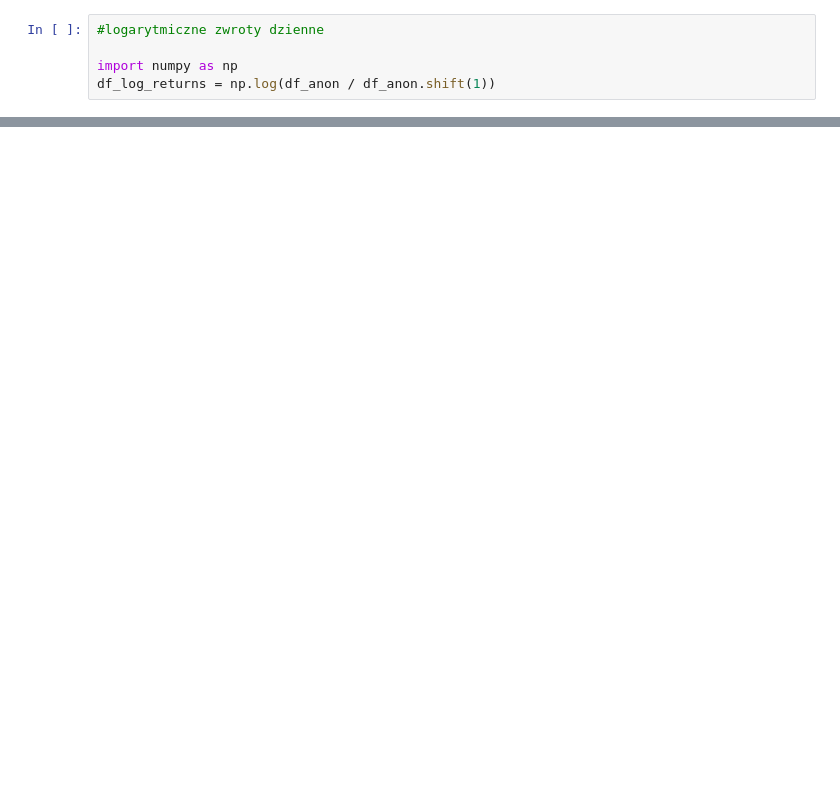
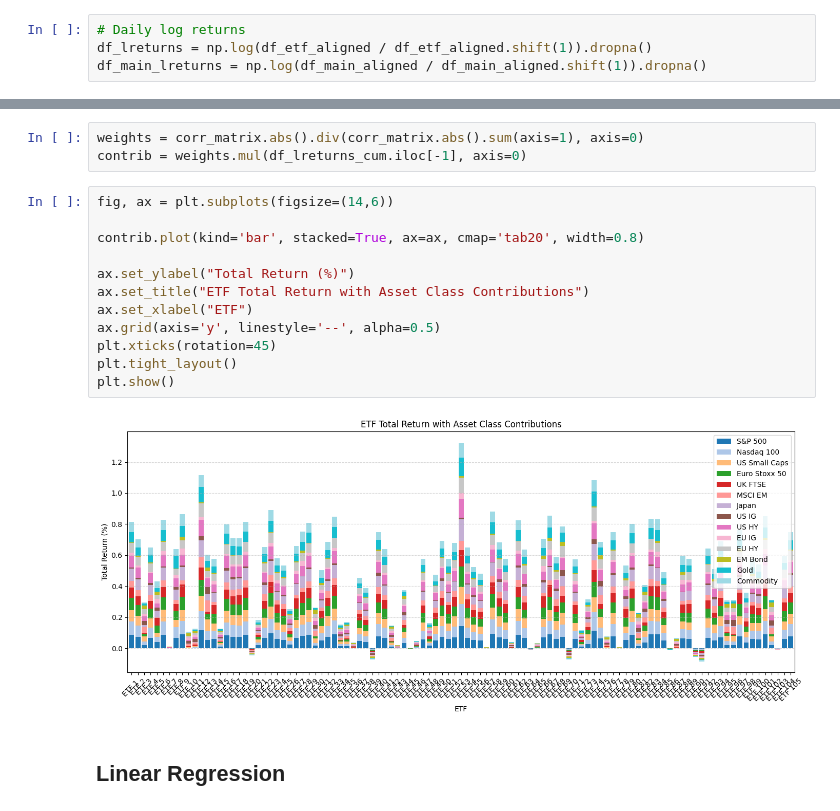
Before and after one commit to alexjablo/qem2-python, a Jupyter notebook: Project_notebook.ipynb, the cells around one changed output, grey strips where cells are left out. Saved outputs shown, nothing was run; the diff lists cells and outputs as text; blank space fills up the shorter version.

```diff
--- a/Project_notebook.ipynb
+++ b/Project_notebook.ipynb
@@ -60,5 +63,4 @@ df_returns = df_anon.pct_change()
 # %%
-#logarytmiczne zwroty dzienne
-
-import numpy as np
-df_log_returns = np.log(df_anon / df_anon.shift(1))
+# Daily log returns
+df_lreturns = np.log(df_etf_aligned / df_etf_aligned.shift(1)).dropna()
+df_main_lreturns = np.log(df_main_aligned / df_main_aligned.shift(1)).dropna()
@@ -85,0 +127,19 @@ df_sharpe_ratio = df_annual_returns / df_annual_std_returns
+# %%
+weights = corr_matrix.abs().div(corr_matrix.abs().sum(axis=1), axis=0)
+contrib = weights.mul(df_lreturns_cum.iloc[-1], axis=0)
+# %%
+fig, ax = plt.subplots(figsize=(14,6))
+
+contrib.plot(kind='bar', stacked=True, ax=ax, cmap='tab20', width=0.8)
+
+ax.set_ylabel("Total Return (%)")
+ax.set_title("ETF Total Return with Asset Class Contributions")
+ax.set_xlabel("ETF")
+ax.grid(axis='y', linestyle='--', alpha=0.5)
+plt.xticks(rotation=45)
+plt.tight_layout()
+plt.show()
+# %% [output]
+[figure, added]
+# %% [markdown]
+## Linear Regression
```
Also changed, not shown: parts of 29 cells of this notebook.
